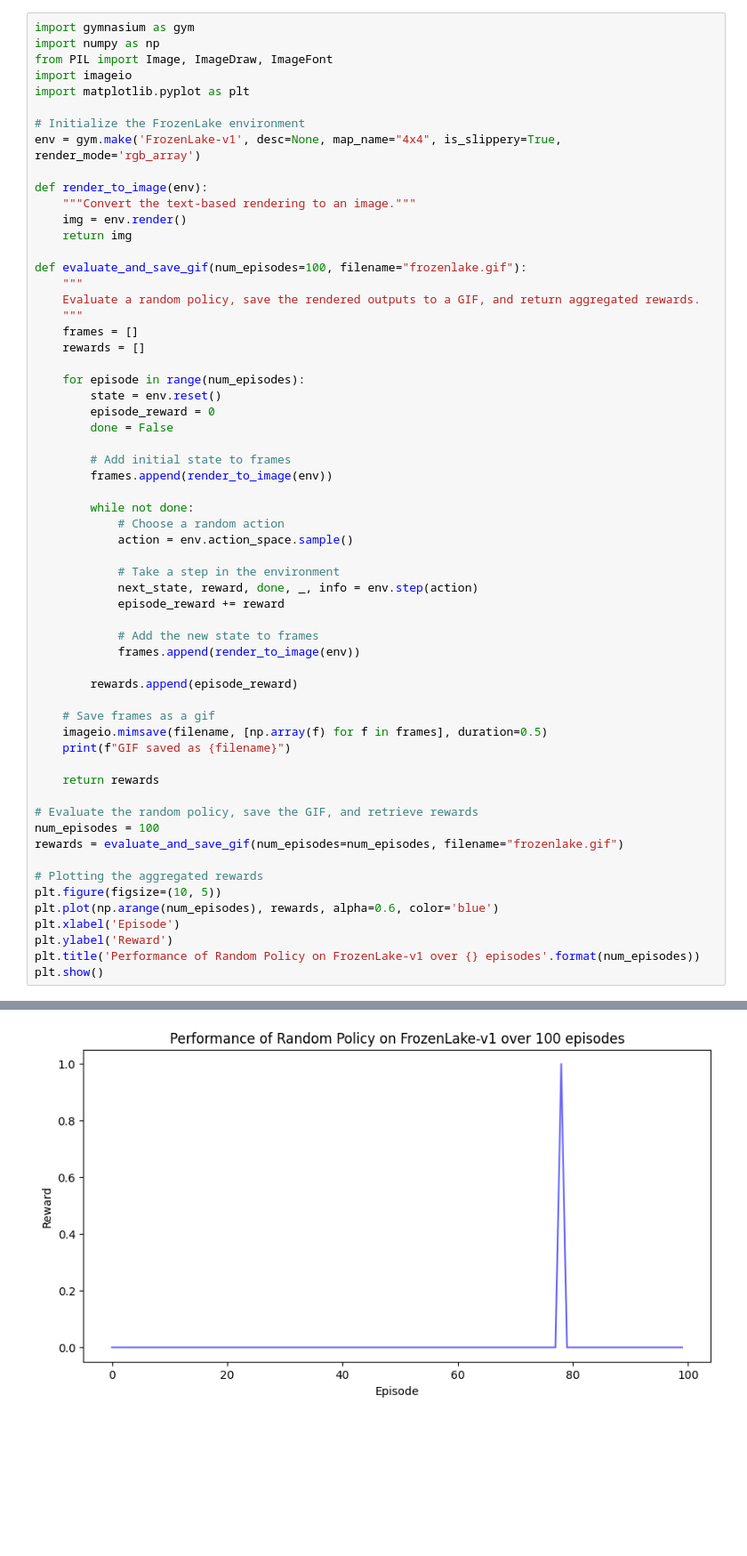
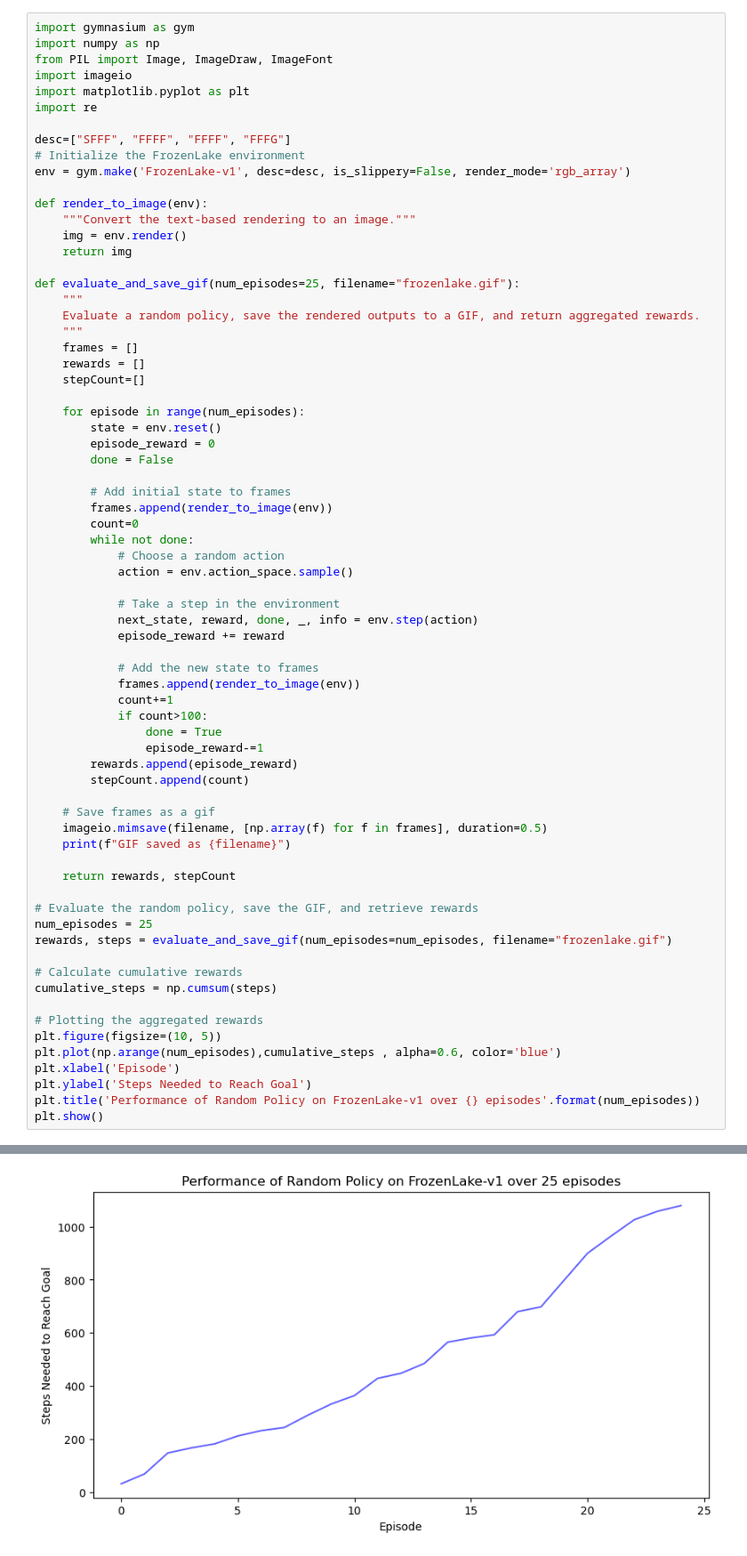
Before and after one commit to Kaushal1011/Evaluating-AI-Agents-powered-by-LLMs, a Jupyter notebook: FrozenLakeRandomPolicy.ipynb, the cells around one changed output, grey strips where cells are left out. Shown: that part at 89% size. Drawn from its saved outputs; the diff is of its cells as text; blank space fills up the shorter version.

```diff
--- a/FrozenLakeRandomPolicy.ipynb
+++ b/FrozenLakeRandomPolicy.ipynb
@@ -16,21 +12,24 @@ import numpy as np
 from PIL import Image, ImageDraw, ImageFont
 import imageio
 import matplotlib.pyplot as plt
+import re
 
+desc=["SFFF", "FFFF", "FFFF", "FFFG"]
 # Initialize the FrozenLake environment
-env = gym.make('FrozenLake-v1', desc=None, map_name="4x4", is_slippery=True, render_mode='rgb_array')
+env = gym.make('FrozenLake-v1', desc=desc, is_slippery=False, render_mode='rgb_array')
 
 def render_to_image(env):
     """Convert the text-based rendering to an image."""
     img = env.render()
     return img
 
-def evaluate_and_save_gif(num_episodes=100, filename="frozenlake.gif"):
+def evaluate_and_save_gif(num_episodes=25, filename="frozenlake.gif"):
     """
     Evaluate a random policy, save the rendered outputs to a GIF, and return aggregated rewards.
     """
     frames = []
     rewards = []
+    stepCount=[]
 
     for episode in range(num_episodes):
         state = env.reset()
@@ -38,38 +37,45 @@ def evaluate_and_save_gif(num_episodes=100, filename="frozenlake.gif"):
         done = False
 
         # Add initial state to frames
         frames.append(render_to_image(env))
-
+        count=0
         while not done:
             # Choose a random action
             action = env.action_space.sample()
 
             # Take a step in the environment
             next_state, reward, done, _, info = env.step(action)
             episode_reward += reward
 
             # Add the new state to frames
             frames.append(render_to_image(env))
-
+            count+=1
+            if count>100:
+                done = True
+                episode_reward-=1
         rewards.append(episode_reward)
+        stepCount.append(count)
 
     # Save frames as a gif
     imageio.mimsave(filename, [np.array(f) for f in frames], duration=0.5)
     print(f"GIF saved as {filename}")
 
-    return rewards
+    return rewards, stepCount
 
 # Evaluate the random policy, save the GIF, and retrieve rewards
-num_episodes = 100
-rewards = evaluate_and_save_gif(num_episodes=num_episodes, filename="frozenlake.gif")
+num_episodes = 25
+rewards, steps = evaluate_and_save_gif(num_episodes=num_episodes, filename="frozenlake.gif")
+
+# Calculate cumulative rewards
+cumulative_steps = np.cumsum(steps)
 
 # Plotting the aggregated rewards
 plt.figure(figsize=(10, 5))
-plt.plot(np.arange(num_episodes), rewards, alpha=0.6, color='blue')
+plt.plot(np.arange(num_episodes),cumulative_steps , alpha=0.6, color='blue')
 plt.xlabel('Episode')
-plt.ylabel('Reward')
+plt.ylabel('Steps Needed to Reach Goal')
 plt.title('Performance of Random Policy on FrozenLake-v1 over {} episodes'.format(num_episodes))
 plt.show()
 # %% [output]
 GIF saved as frozenlake.gif
-[figure, old version]
+[figure, new version]
```
Also changed, not shown: parts of 10 cells of this notebook, 8 other files.
